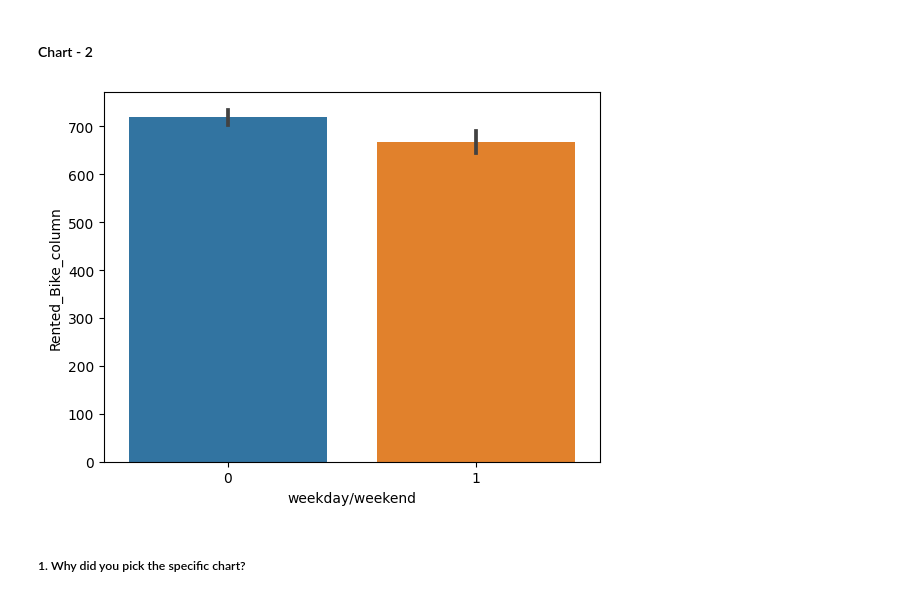
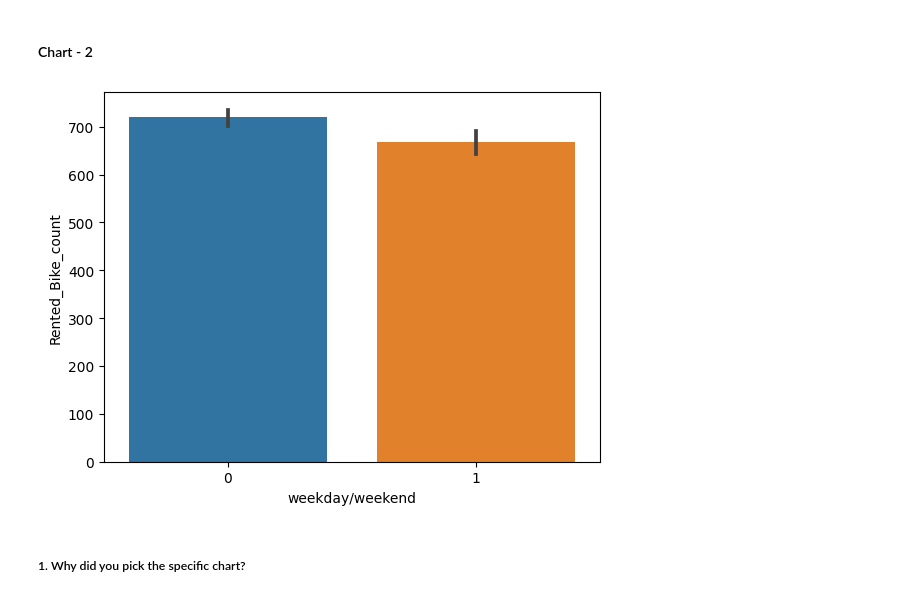
Before and after one commit to Rooban-Jeyasundar/ML_Regression_Project, a Jupyter notebook: ML_Regression_Project.ipynb, the cells around one changed output. Drawn from its saved outputs; the diff is of its cells as text; code cells hidden in the pictures.

```diff
--- a/ML_Regression_Project.ipynb
+++ b/ML_Regression_Project.ipynb
@@ -383,7 +383,7 @@ Index(['Date', 'Rented Bike Count', 'Hour', 'Temperature(°C)', 'Humidity(%)',
 
 # We are changing our Column names into more useable format, because it looks clumsy with some additional unit with it.
 
-bike_df = bike_df.rename(columns={'Rented Bike Count' : 'Rented_Bike_column',
+bike_df = bike_df.rename(columns={'Rented Bike Count' : 'Rented_Bike_count',
                         'Temperature(°C)':'Temperature',
                         'Humidity(%)' : 'Humidity',
                         'Wind speed (m/s)' : 'Wind_speed',
@@ -485,9 +503,9 @@ Answer Here
 # %%
 # Chart - 2 visualization code
 
-sn.barplot(data=bike_df,x='weekday/weekend',y='Rented_Bike_column').set_title=('Count of bikes on weekday/weekend')
+sns.barplot(data=bike_df,x='weekday/weekend',y='Rented_Bike_count').set_title=('Count of bikes on weekday/weekend')
 # %% [output]
-[figure, old version]
+[figure, new version]
 # %% [markdown]
 ##### 1. Why did you pick the specific chart?
 # %% [markdown]
```
Also changed, not shown: parts of 61 cells of this notebook.
